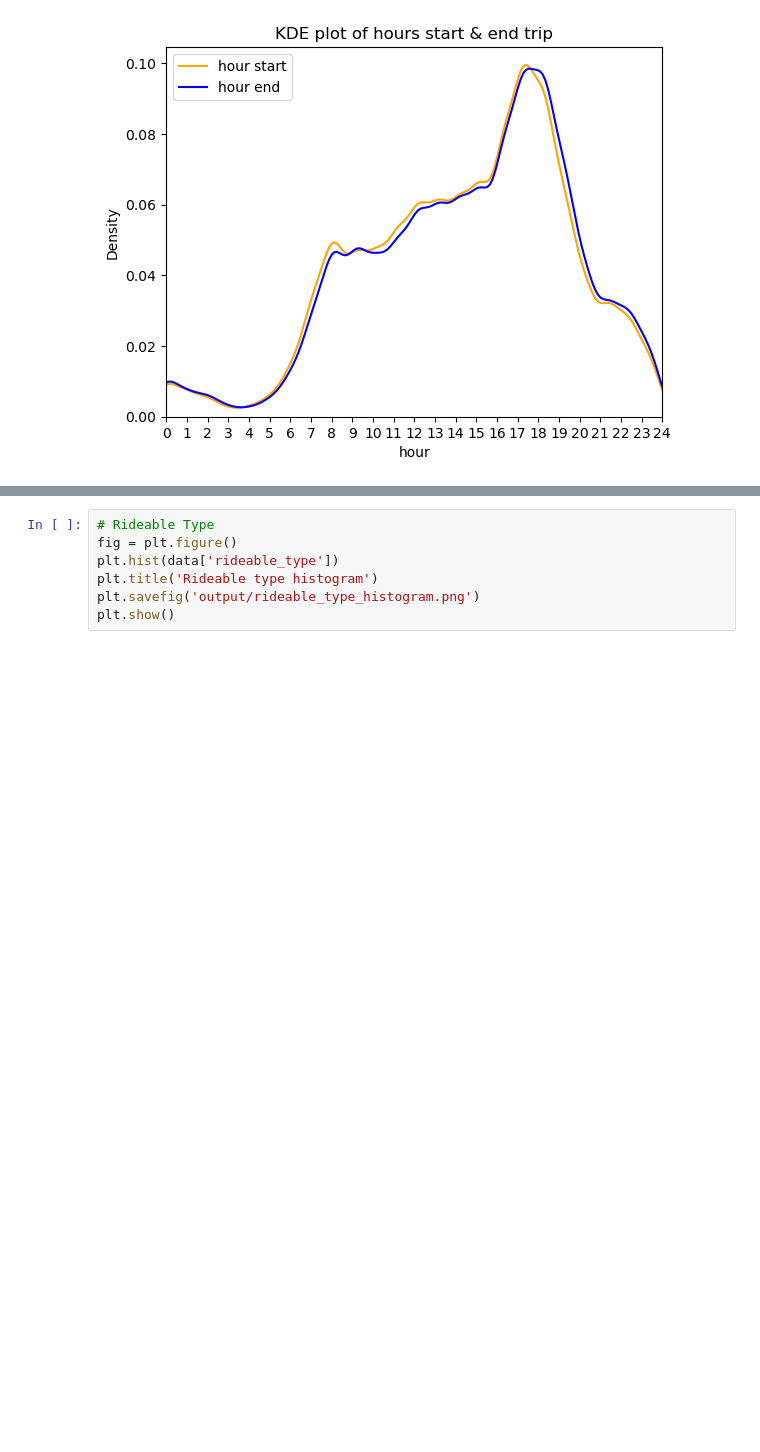
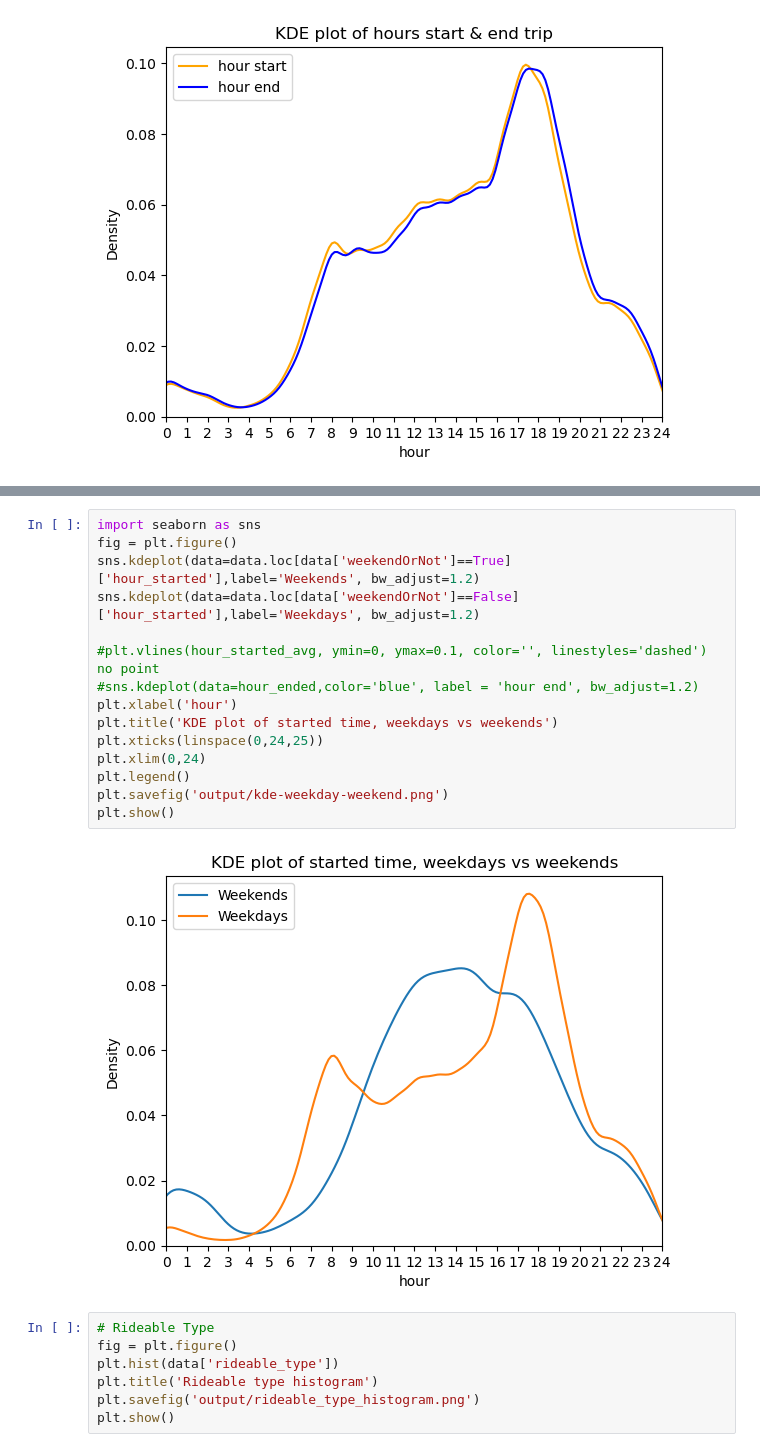
Before and after one commit to 6shun/Lyft-BayWheel, a Jupyter notebook: CE263_Project.ipynb, the cells around one changed output, grey strips where cells are left out. Cells and saved outputs as stored; diff of their text form; blank space fills up the shorter version.

```diff
--- a/CE263_Project.ipynb
+++ b/CE263_Project.ipynb
@@ -594,3 +658,20 @@ plt.show()
+# %%
+import seaborn as sns
+fig = plt.figure()
+sns.kdeplot(data=data.loc[data['weekendOrNot']==True]['hour_started'],label='Weekends', bw_adjust=1.2)
+sns.kdeplot(data=data.loc[data['weekendOrNot']==False]['hour_started'],label='Weekdays', bw_adjust=1.2)
+
+#plt.vlines(hour_started_avg, ymin=0, ymax=0.1, color='', linestyles='dashed') no point
+#sns.kdeplot(data=hour_ended,color='blue', label = 'hour end', bw_adjust=1.2)
+plt.xlabel('hour')
+plt.title('KDE plot of started time, weekdays vs weekends')
+plt.xticks(linspace(0,24,25))
+plt.xlim(0,24)
+plt.legend()
+plt.savefig('output/kde-weekday-weekend.png')
+plt.show()
+# %% [output]
+[figure, added]
 # %%
 # Rideable Type
 fig = plt.figure()
```
Also changed, not shown: parts of 6 cells of this notebook, 2 other files.
